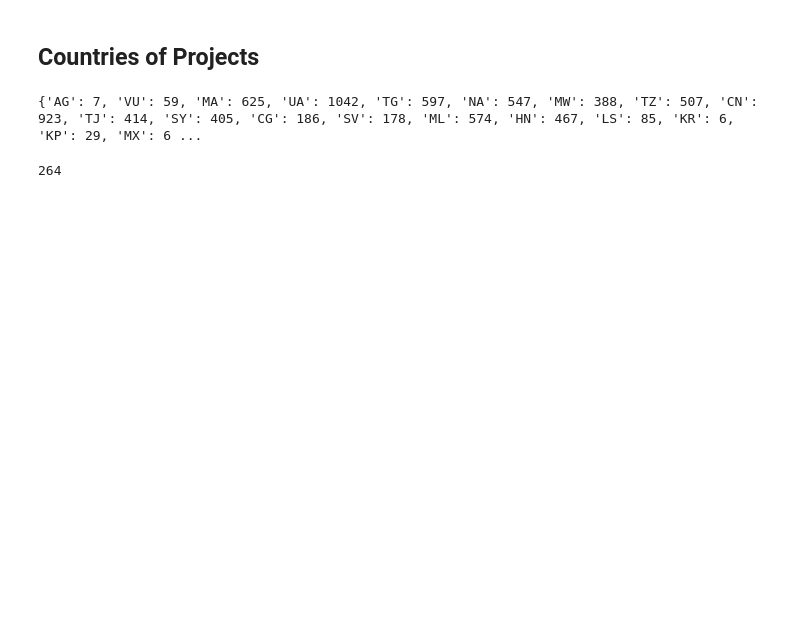
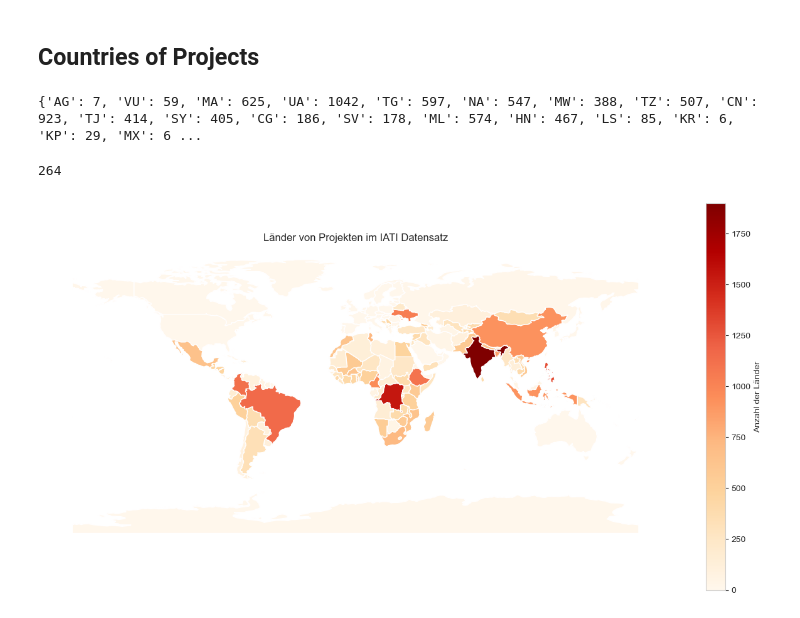
Before and after one commit to JanMuehlnikel/NLP-Development-Banks-Collaboration-Analyzer, a Jupyter notebook: data/exploreation/exploration.ipynb, the cells around one changed output. Cells and saved outputs as stored; diff of their text form; code cells hidden in the pictures; blank space fills up the shorter version.

Commit message:
added map with project count

```diff
--- a/data/exploreation/exploration.ipynb
+++ b/data/exploreation/exploration.ipynb
@@ -192,3 +194,36 @@ print(country_counts)
 country_counts["MM"]
 # %% [output]
 264
+# %%
+import geopandas as gpd
+import matplotlib.pyplot as plt
+
+# Load world map
+world = gpd.read_file(gpd.datasets.get_path('naturalearth_lowres'))
+
+# Load the shapefile directly (assuming you've already loaded it as 'world')
+# Assuming 'country_counts' is your dictionary keyed by ISO 3166-1 alpha-2 codes
+
+# Convert ISO 3166-1 alpha-2 codes to alpha-3 codes
+country_counts_alpha3 = {}
+for alpha2, count in country_counts.items():
+        country = pycountry.countries.get(alpha_2=alpha2)
+        if country:  # If the country was found
+                alpha3 = country.alpha_3
+                country_counts_alpha3[alpha3] = count
+
+# Map country counts to the world dataframe using ISO 3166-1 alpha-3 codes
+world['frequency'] = world['iso_a3'].map(country_counts_alpha3).fillna(0)
+
+# Plotting
+fig, ax = plt.subplots(1, 1, figsize=(16, 8))
+world.plot(column='frequency', ax=ax, legend=True,
+        legend_kwds={'label': "Anzahl der Länder"},
+        cmap='OrRd')  # Using the 'OrRd' colormap for a heatmap-like effect
+ax.set_title('Länder von Projekten im IATI Datensatz')
+plt.axis('off')  # Hide axes
+
+plt.savefig('../../src/analysis/country_map.png')
+plt.show()
+# %% [output]
+[figure, added]
```
Also changed, not shown: parts of 3 cells of this notebook.
